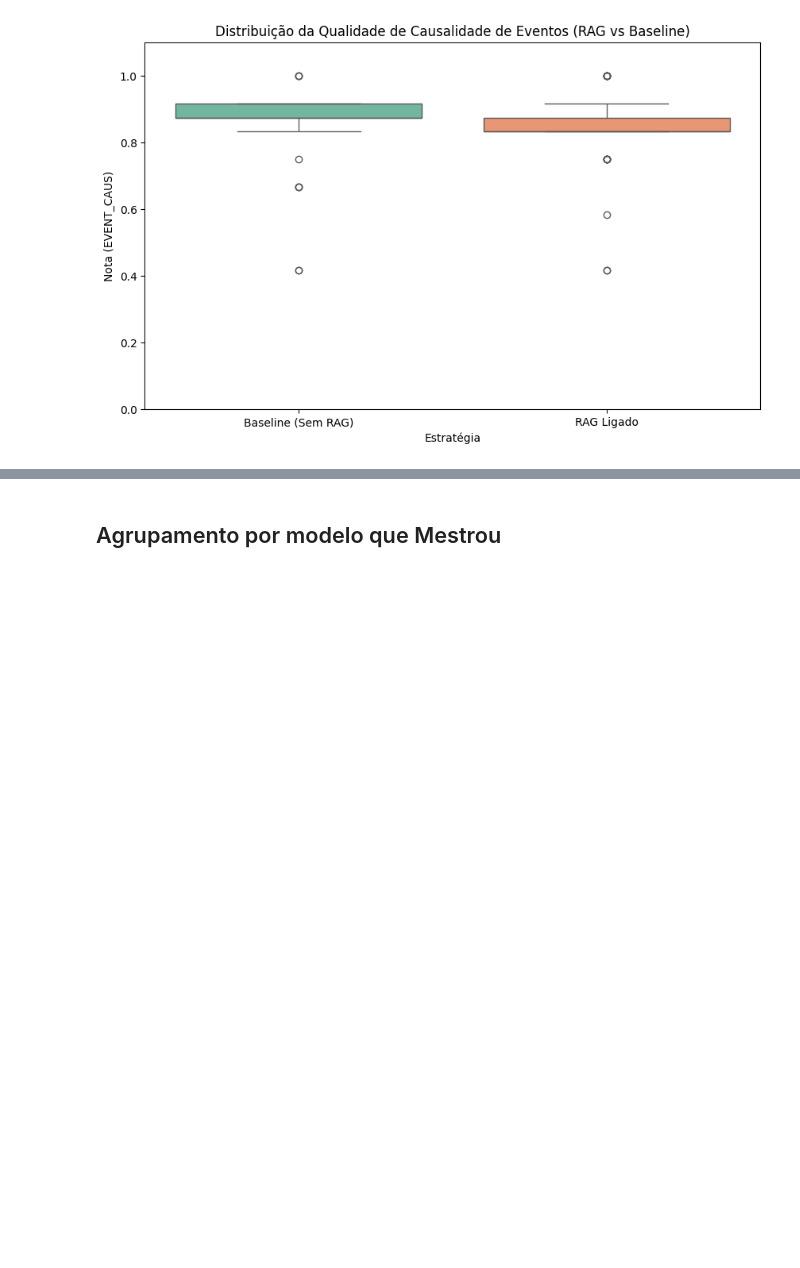
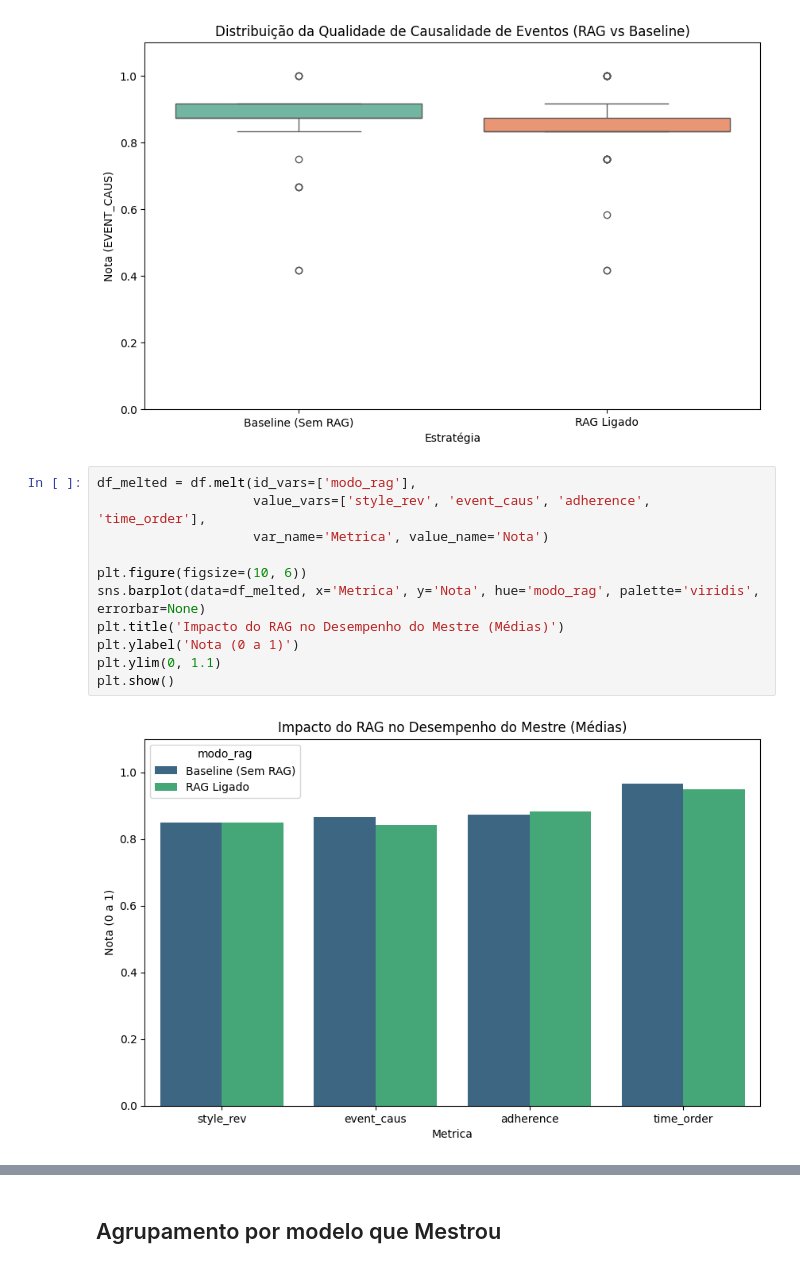
Before and after one commit to CarlosFranchN/gm-bot-tcc, a Jupyter notebook: main.ipynb, the cells around one changed output, grey strips where cells are left out. Saved outputs shown, nothing was run; the diff lists cells and outputs as text; blank space fills up the shorter version.

```diff
--- a/main.ipynb
+++ b/main.ipynb
@@ -62,4 +62,17 @@ Passing `palette` without assigning `hue` is deprecated and will be removed in v
 
   sns.boxplot(data=df, x='modo_rag', y='event_caus', palette='Set2')
 [figure]
+# %%
+df_melted = df.melt(id_vars=['modo_rag'],
+                    value_vars=['style_rev', 'event_caus', 'adherence', 'time_order'],
+                    var_name='Metrica', value_name='Nota')
+
+plt.figure(figsize=(10, 6))
+sns.barplot(data=df_melted, x='Metrica', y='Nota', hue='modo_rag', palette='viridis', errorbar=None)
+plt.title('Impacto do RAG no Desempenho do Mestre (Médias)')
+plt.ylabel('Nota (0 a 1)')
+plt.ylim(0, 1.1)
+plt.show()
+# %% [output]
+[figure, added]
 # %%
```
Also changed, not shown: parts of 14 cells of this notebook, 26 other files.
